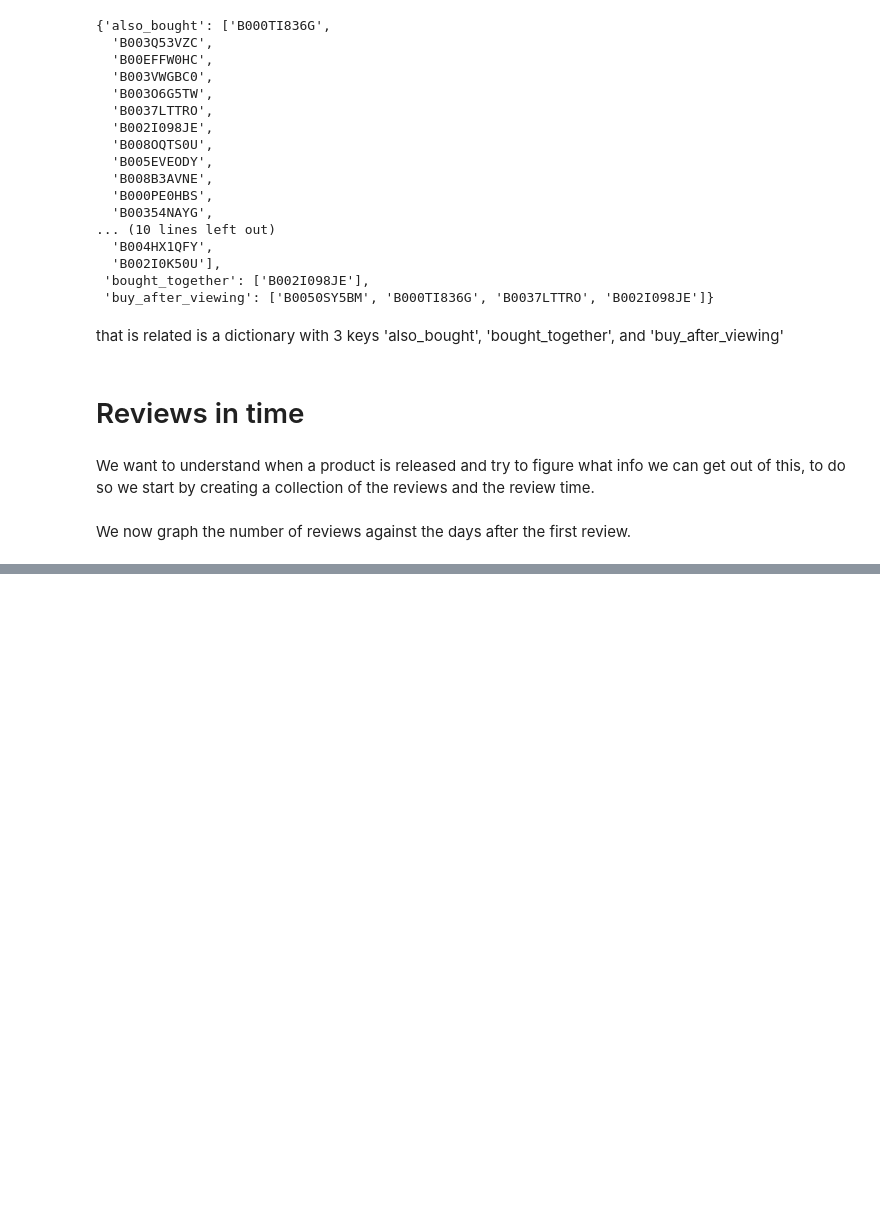
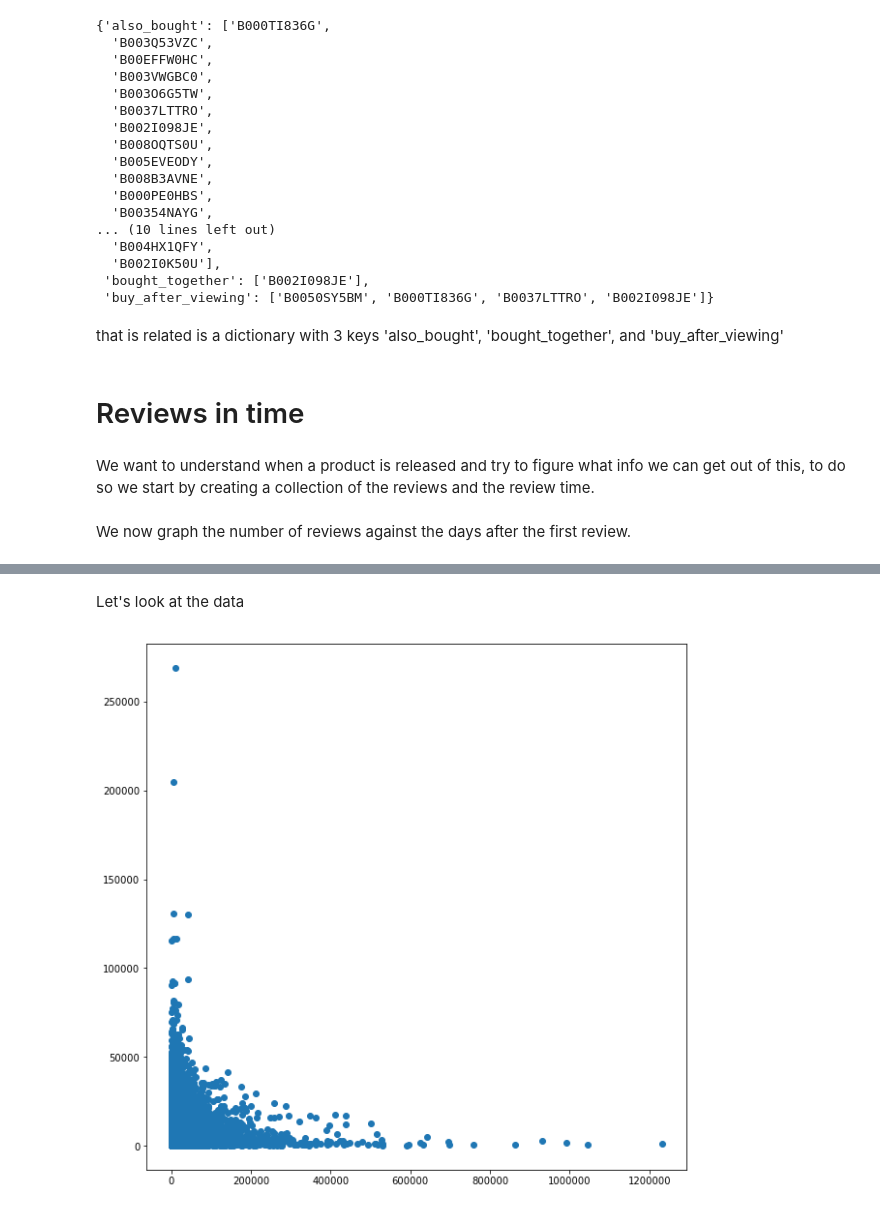
Before and after one commit to mptcloud/hackon_data, a Jupyter notebook: data_exploration.ipynb, the cells around one changed output, grey strips where cells are left out. Drawn from its saved outputs; the diff is of its cells as text; code cells hidden in the pictures; blank space fills up the shorter version.

Commit message:
add hotness feature

```diff
--- a/data_exploration.ipynb
+++ b/data_exploration.ipynb
@@ -118,0 +139,2 @@ plt.show()
+# %%
+review_time['hotness']=review_time['review_days'].apply(lambda x:compute_hotness(x))
@@ -118,0 +143,11 @@ plt.show()
+# %%
+review_time=review_time.reset_index()
+# %%
+def helper(x):
+    try:
+        return int(str(x)[16:-1])
+    except:
+        return float('NaN')
+# %%
+review_time2=review_time.merge(df_meta[['asin','salesRank']],on='asin')
+review_time2['salesRank']=review_time2.salesRank.map(lambda x: helper(x))
@@ -118,0 +164,8 @@ plt.show()
+# %% [markdown]
+Let's look at the data
+# %%
+plt.figure(figsize=(10,10))
+plt.plot(review_time2['hotness'], (review_time2['salesRank']), 'o')
+plt.show()
+# %% [output]
+[figure, added]
```
Also changed, not shown: parts of 7 cells of this notebook.
